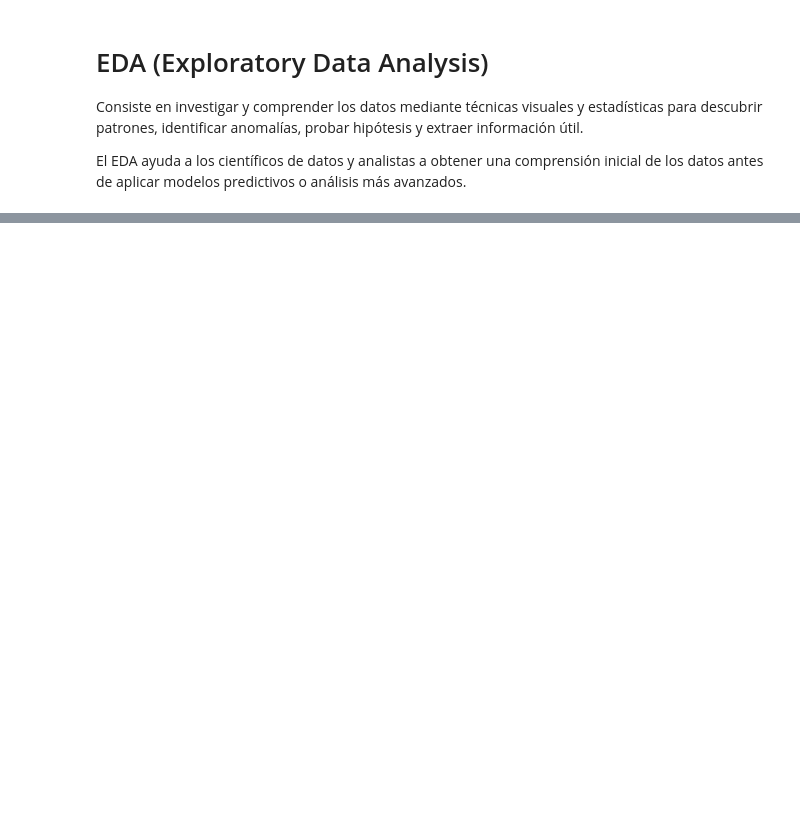
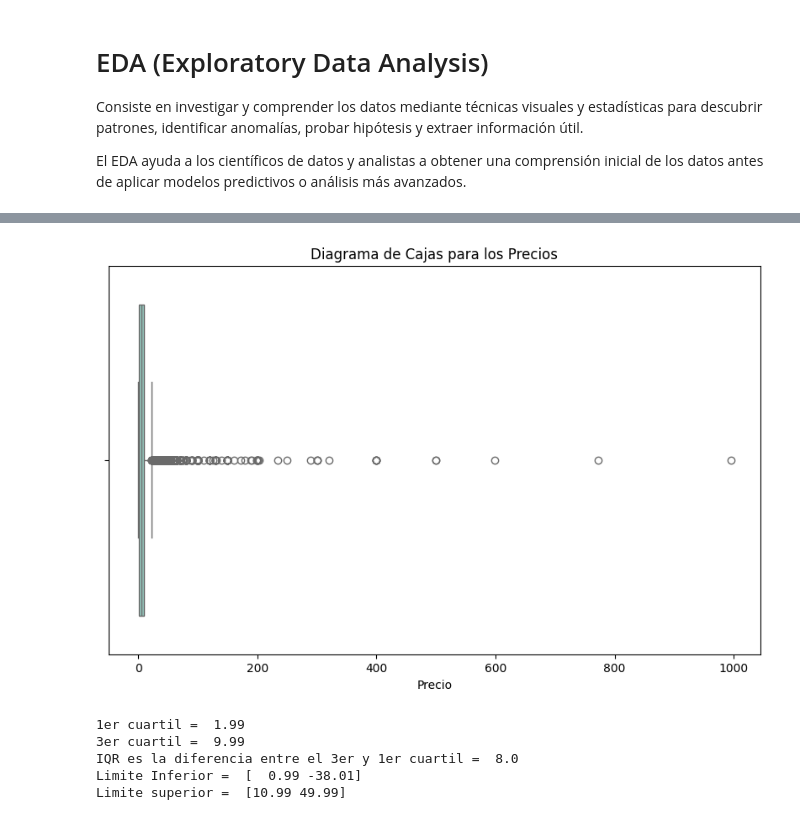
Before and after one commit to Gustavocoello/PI_MLOps_ByGustavo, a Jupyter notebook: EDA/EDA.ipynb, the cells around one changed output, grey strips where cells are left out. Drawn from its saved outputs; the diff is of its cells as text; code cells hidden in the pictures; blank space fills up the shorter version.

```diff
--- a/EDA/EDA.ipynb
+++ b/EDA/EDA.ipynb
@@ -20,0 +270,31 @@ df_reviews = pd.DataFrame(reviews)
+# %%
+#Diagrama de caja '
+plt.figure(figsize=(10, 6))
+sns.boxplot(x=df_games['price'], palette='Set3')
+plt.title('Diagrama de Cajas para los Precios')
+plt.xlabel('Precio')
+plt.show()
+# %% [output]
+[figure, added]
+# %%
+# Tratamiento de valores atipicos o outliers
+# Buscamos el 1er cuartil y 3er cuartil
+q1, q3 = np.percentile(df_games['price'], [25, 75])
+print("1er cuartil = ", q1)
+print("3er cuartil = ", q3)
+
+# Buscamos la diferencia
+iqr = q3 - q1
+print("IQR es la diferencia entre el 3er y 1er cuartil = ",iqr)
+
+# Limite inferior y superior
+limite_inferior = q1 - (1,5 * iqr)
+limite_superior = q3 + (1,5 * iqr)
+print("Limite Inferior = ", limite_inferior)
+print("Limite superior = ", limite_superior)
+# %% [output]
+1er cuartil =  1.99
+3er cuartil =  9.99
+IQR es la diferencia entre el 3er y 1er cuartil =  8.0
+Limite Inferior =  [  0.99 -38.01]
+Limite superior =  [10.99 49.99]
```
Also changed, not shown: parts of 64 cells of this notebook.
